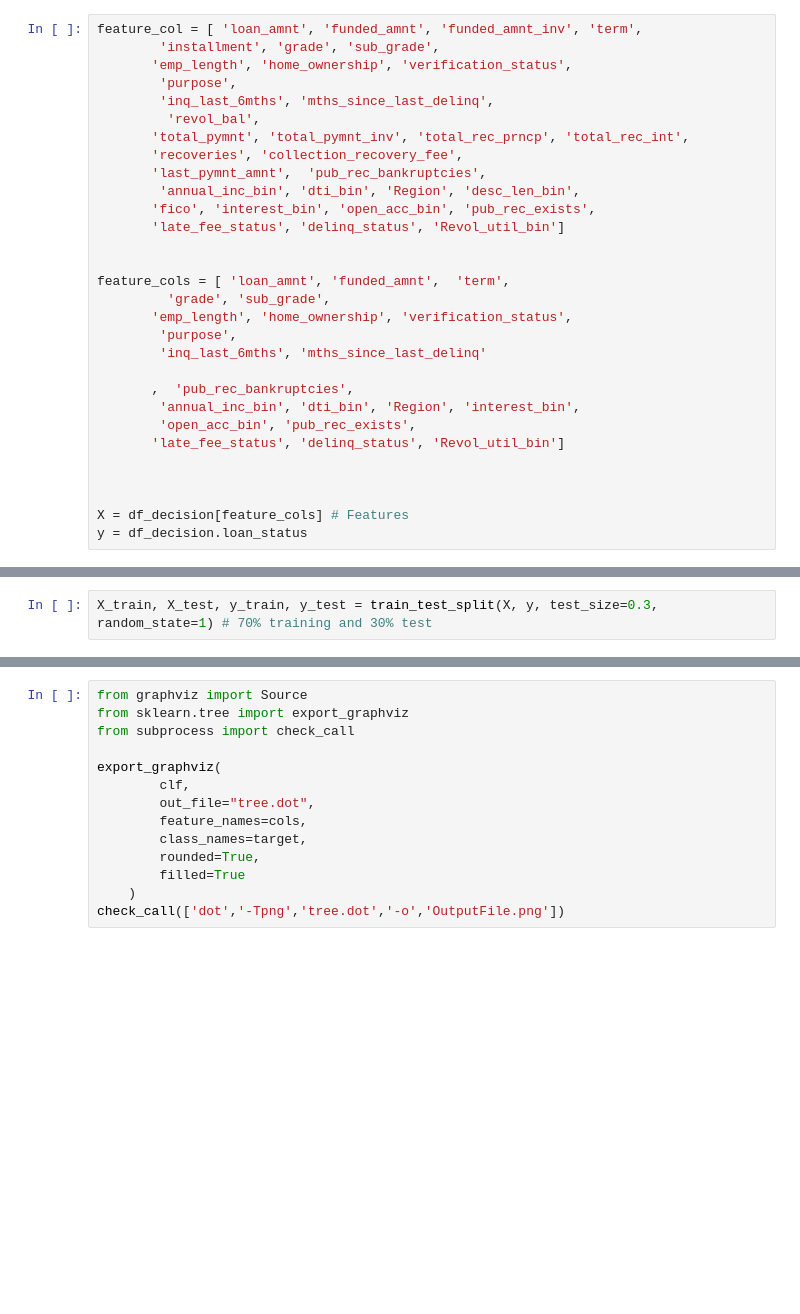
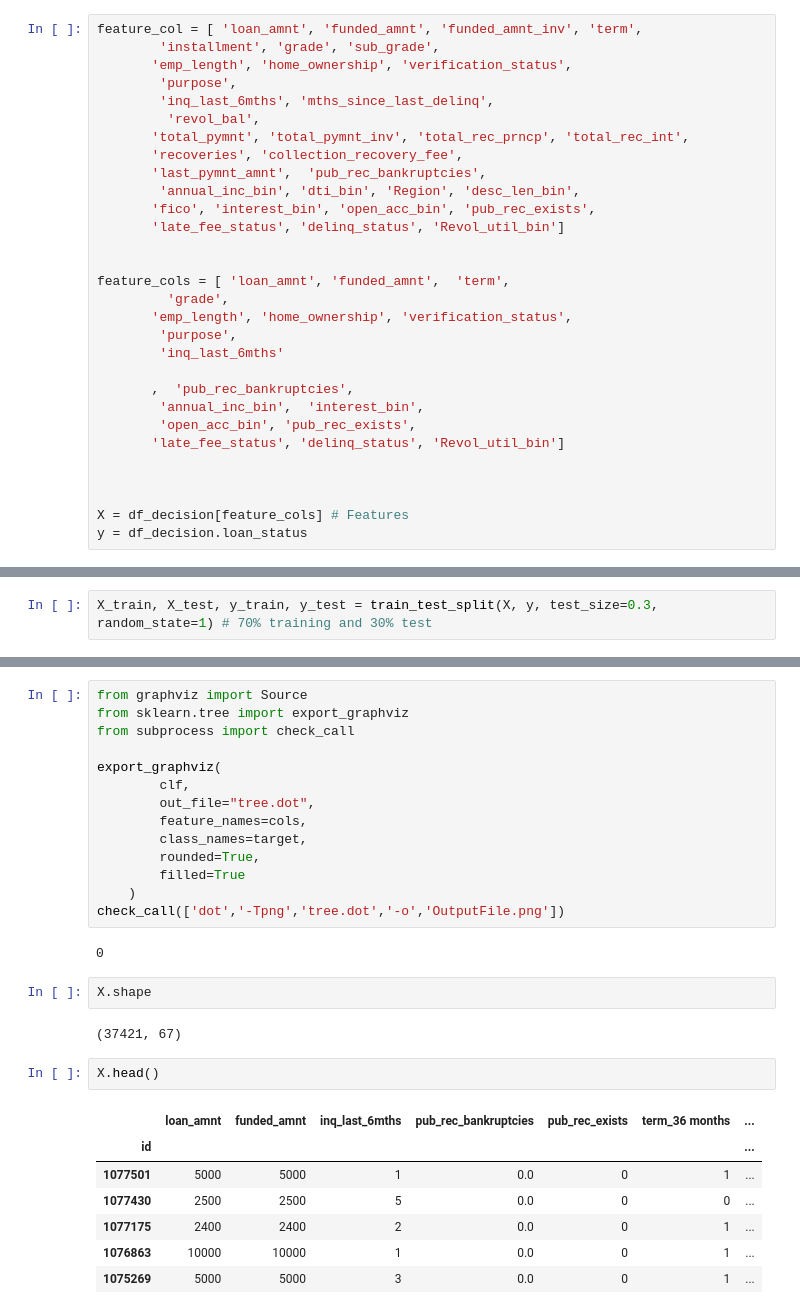
Before and after one commit to karthikmnkrishna/Loan-default-prediction, a Jupyter notebook: Loan_Case_study.ipynb, the cells around one changed output, grey strips where cells are left out. Cells and saved outputs as stored; diff of their text form; blank space fills up the shorter version.

```diff
--- a/Loan_Case_study.ipynb
+++ b/Loan_Case_study.ipynb
@@ -1346,13 +1346,13 @@ feature_col = [ 'loan_amnt', 'funded_amnt', 'funded_amnt_inv', 'term',
 
 
 feature_cols = [ 'loan_amnt', 'funded_amnt',  'term',
-         'grade', 'sub_grade',
+         'grade',
        'emp_length', 'home_ownership', 'verification_status',
         'purpose',
-        'inq_last_6mths', 'mths_since_last_delinq'
+        'inq_last_6mths'
 
        ,  'pub_rec_bankruptcies',
-        'annual_inc_bin', 'dti_bin', 'Region', 'interest_bin',
+        'annual_inc_bin',  'interest_bin',
         'open_acc_bin', 'pub_rec_exists',
        'late_fee_status', 'delinq_status', 'Revol_util_bin']
 
@@ -1389,3 +1391,19 @@ export_graphviz(
         filled=True
     )
 check_call(['dot','-Tpng','tree.dot','-o','OutputFile.png'])
+# %% [output]
+0
+# %%
+X.shape
+# %% [output]
+(37421, 67)
+# %%
+X.head()
+# %% [output]
+|  | loan_amnt | funded_amnt | inq_last_6mths | pub_rec_bankruptcies | pub_rec_exists | term_36 months | ... |
+| id |  |  |  |  |  |  | ... |
+| 1077501 | 5000 | 5000 | 1 | 0.0 | 0 | 1 | ... |
+| 1077430 | 2500 | 2500 | 5 | 0.0 | 0 | 0 | ... |
+| 1077175 | 2400 | 2400 | 2 | 0.0 | 0 | 1 | ... |
+| 1076863 | 10000 | 10000 | 1 | 0.0 | 0 | 1 | ... |
+| 1075269 | 5000 | 5000 | 3 | 0.0 | 0 | 1 | ... |
```
Also changed, not shown: parts of 2 cells of this notebook.
